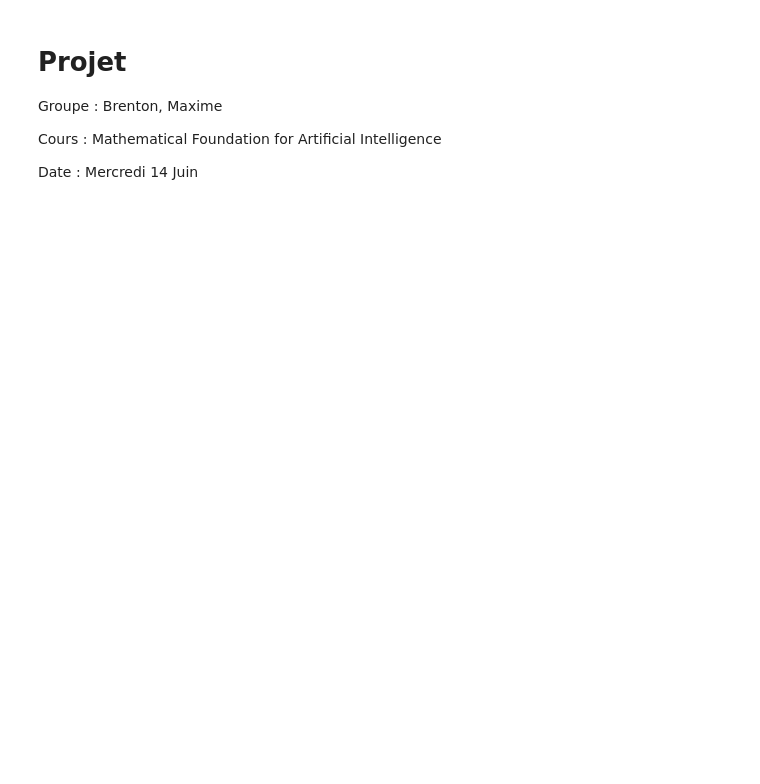
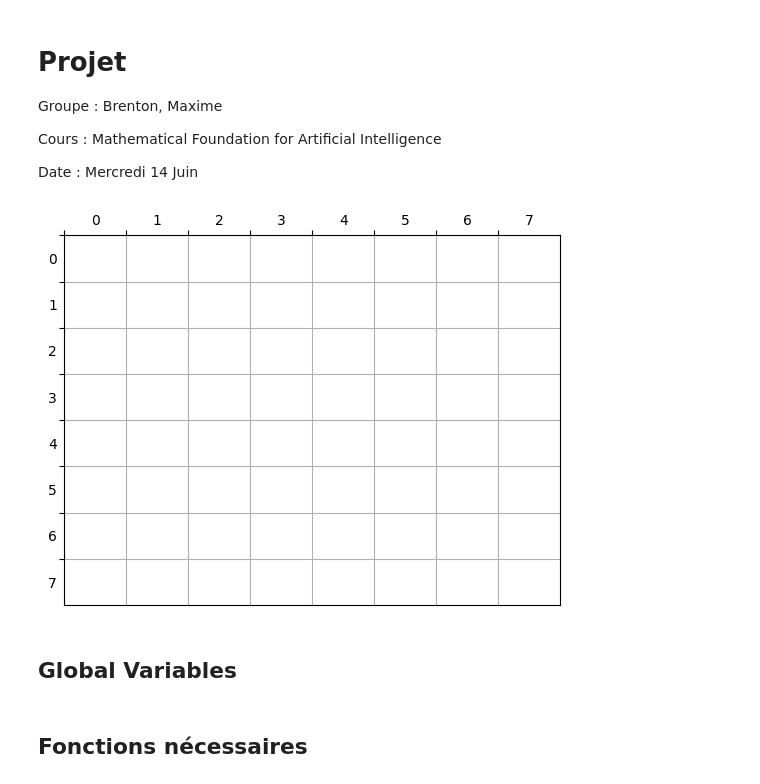
Before and after one commit to Languisher/Projects-2023, a Jupyter notebook: IA0614/00.ipynb, the cells around one changed output. Saved outputs shown, nothing was run; the diff lists cells and outputs as text; code cells hidden in the pictures; blank space fills up the shorter version.

```diff
--- a/IA0614/00.ipynb
+++ b/IA0614/00.ipynb
@@ -37,3 +37,11 @@ def tracerPlateau(A):
         plt.scatter(N[:, 1], N[:, 0], marker='o', s = 400, c = 'r')
     if B.shape[0] > 0:
         plt.scatter(B[:, 1], B[:, 0], marker='o', s = 400, c = 'b')
+    plt.plot()
+# %%
+A = np.zeros((8,8), int)
+tracerPlateau(A)
+# %% [output]
+[figure, added]
+# %% [markdown]
+## Global Variables
@@ -39,0 +53,2 @@ def tracerPlateau(A):
+# %% [markdown]
+## Fonctions nécessaires
```
Also changed, not shown: parts of 10 cells of this notebook, 15 other files.
